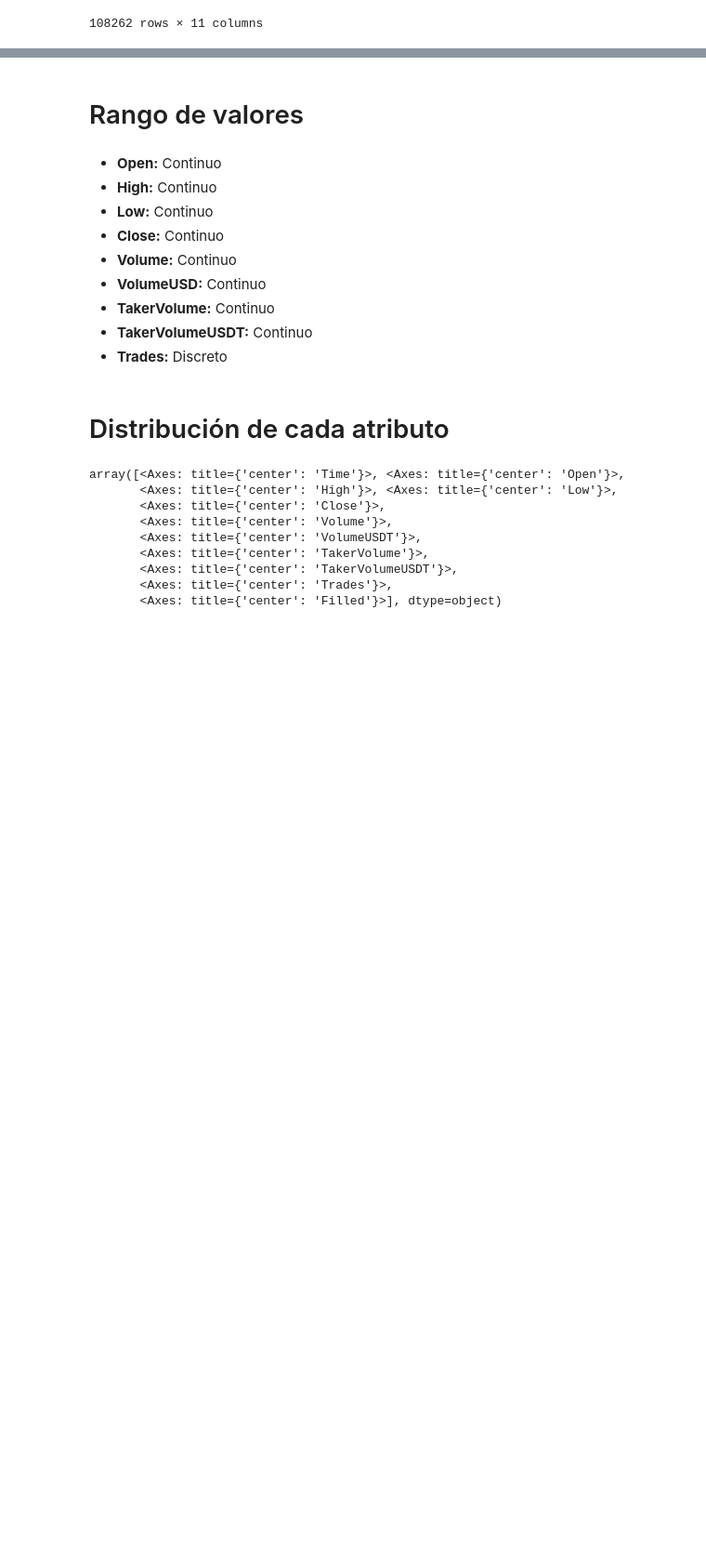
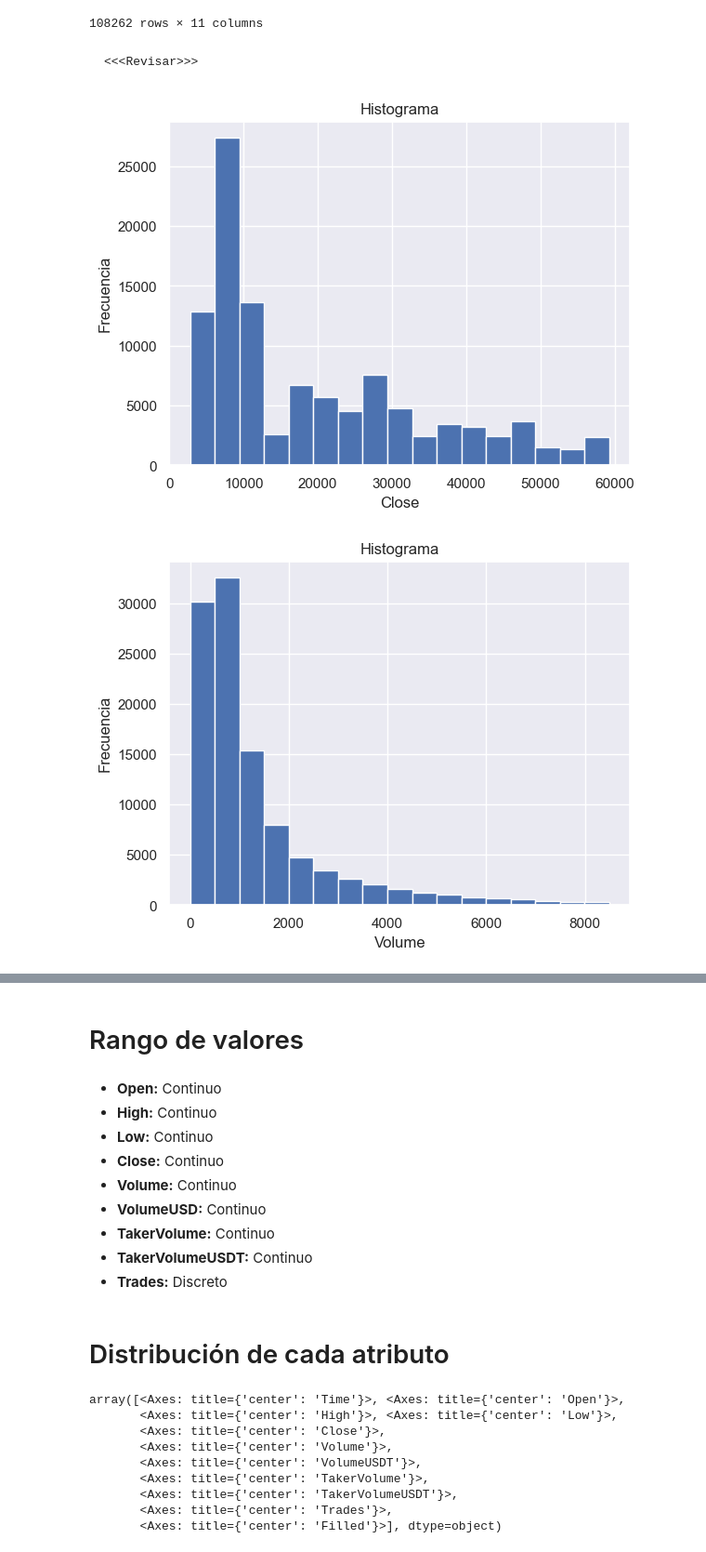
Before and after one commit to AlbertNath/BTC-LSTM, a Jupyter notebook: src/python/jnotes/02 Análisis_exploratorio.ipynb, the cells around one changed output, grey strips where cells are left out. Shown: that part at 93% size. Drawn from its saved outputs; the diff is of its cells as text; code cells hidden in the pictures; blank space fills up the shorter version.

```diff
--- a/src/python/jnotes/02 Análisis_exploratorio.ipynb
+++ b/src/python/jnotes/02 Análisis_exploratorio.ipynb
@@ -46,3 +51,16 @@ data
 | 108260 | 28296840.0 | 29654.64 | 29730.50 | 29413.31 | 29524.98 | 1507.873260 | 4.457595e+07 | 682.078110 | 2.015995e+07 | ... |
 | 108261 | 28296870.0 | 29524.98 | 29615.00 | 29456.00 | 29586.19 | 900.507710 | 2.660561e+07 | 386.186770 | 1.141261e+07 | ... |
 108262 rows × 11 columns
+# %% [markdown]
+    <<<Revisar>>>
+# %%
+for attribute in ["Close", "Volume"]:
+    hist = histplot(data[attribute], level=98) # Histograma con un 98% de confianza
+    hist["serie"].hist(bins=hist["bins"])
+    plt.xlabel(attribute)
+    plt.ylabel('Frecuencia')
+    plt.title('Histograma')
+    plt.show()
+# %% [output]
+[figure, added]
+[figure, added]
```
Also changed, not shown: parts of 7 cells of this notebook, 2 other files.
